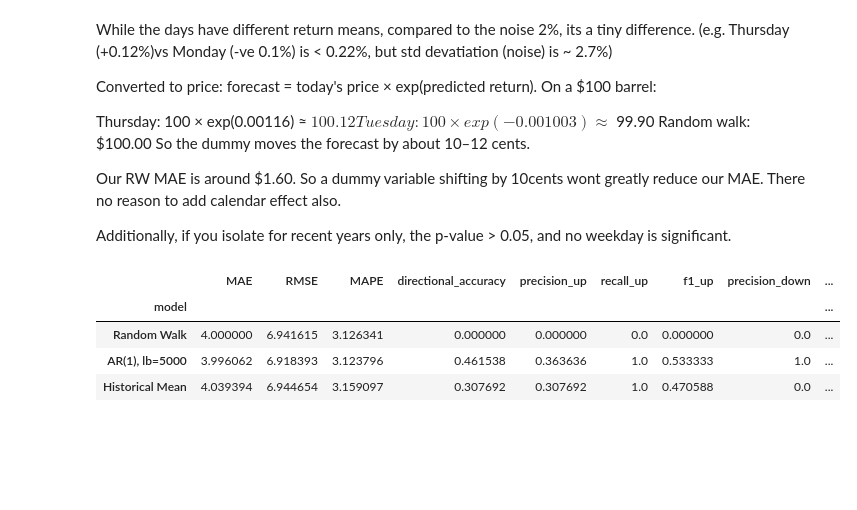
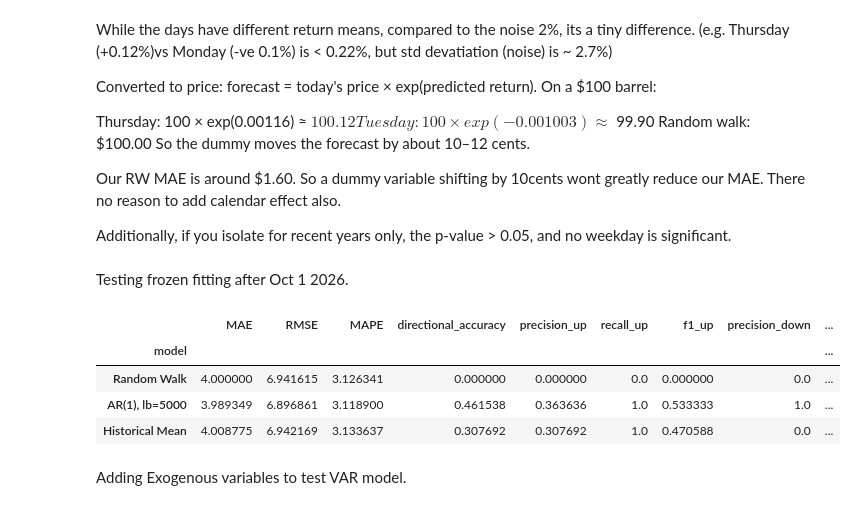
Before and after one commit to airrehn/Sample-Taxed, a Jupyter notebook: notebooks/01_explore_data.ipynb, the cells around one changed output. Cells and saved outputs as stored; diff of their text form; code cells hidden in the pictures; blank space fills up the shorter version.

```diff
--- a/notebooks/01_explore_data.ipynb
+++ b/notebooks/01_explore_data.ipynb
@@ -231,35 +231,39 @@ So the dummy moves the forecast by about 10–12 cents.
 Our RW MAE is around $1.60. So a dummy variable shifting by 10cents wont greatly reduce our MAE. There no reason to add calendar effect also.
 
 Additionally, if you isolate for recent years only, the p-value > 0.05, and no weekday is significant.
+# %% [markdown]
+Testing frozen fitting after Oct 1 2026.
 # %%
 import sys
 sys.path.append("..")
 
 from src.data import load_brent_spot
 from src.features import log_returns
 from src.models import random_walk_forecast, ar1_forecast, historical_mean_forecast
 from src.backtest import walk_forward
 from src.metrics import compare_models
 
 spot = load_brent_spot(start="1987-01-01")
 data = spot.copy()
 data["log_return"] = log_returns(data, col="brent_spot")
 data = data.dropna()
 
 
 test_args = dict(horizon=1, start_date="2026-10-01", end_date="2026-10-23",
                  fit_end_date="2026-09-30", target_end_date="2026-10-23")
 
 test_results = {
     "Random Walk": walk_forward(data, forecast_funct=random_walk_forecast, **test_args),
-    "AR(1), lb=5000": walk_forward(data, forecast_funct=ar1_forecast, lookback=5000, **test_args),
-    "Historical Mean": walk_forward(data, forecast_funct=historical_mean_forecast, lookback=500, **test_args),
+    "AR(1), lb=5000": walk_forward(data, forecast_funct=ar1_forecast, lookback=3000, **test_args),
+    "Historical Mean": walk_forward(data, forecast_funct=historical_mean_forecast, lookback=3000, **test_args),
 }
 
 compare_models(test_results)
 # %% [output]
 |  | MAE | RMSE | MAPE | directional_accuracy | precision_up | recall_up | f1_up | precision_down | ... |
 | model |  |  |  |  |  |  |  |  | ... |
 | Random Walk | 4.000000 | 6.941615 | 3.126341 | 0.000000 | 0.000000 | 0.0 | 0.000000 | 0.0 | ... |
-| AR(1), lb=5000 | 3.996062 | 6.918393 | 3.123796 | 0.461538 | 0.363636 | 1.0 | 0.533333 | 1.0 | ... |
-| Historical Mean | 4.039394 | 6.944654 | 3.159097 | 0.307692 | 0.307692 | 1.0 | 0.470588 | 0.0 | ... |
+| AR(1), lb=5000 | 3.989349 | 6.896861 | 3.118900 | 0.461538 | 0.363636 | 1.0 | 0.533333 | 1.0 | ... |
+| Historical Mean | 4.008775 | 6.942169 | 3.133637 | 0.307692 | 0.307692 | 1.0 | 0.470588 | 0.0 | ... |
+# %% [markdown]
+Adding Exogenous variables to test VAR model.
```
Also changed, not shown: parts of 16 cells of this notebook, 3 other files.
